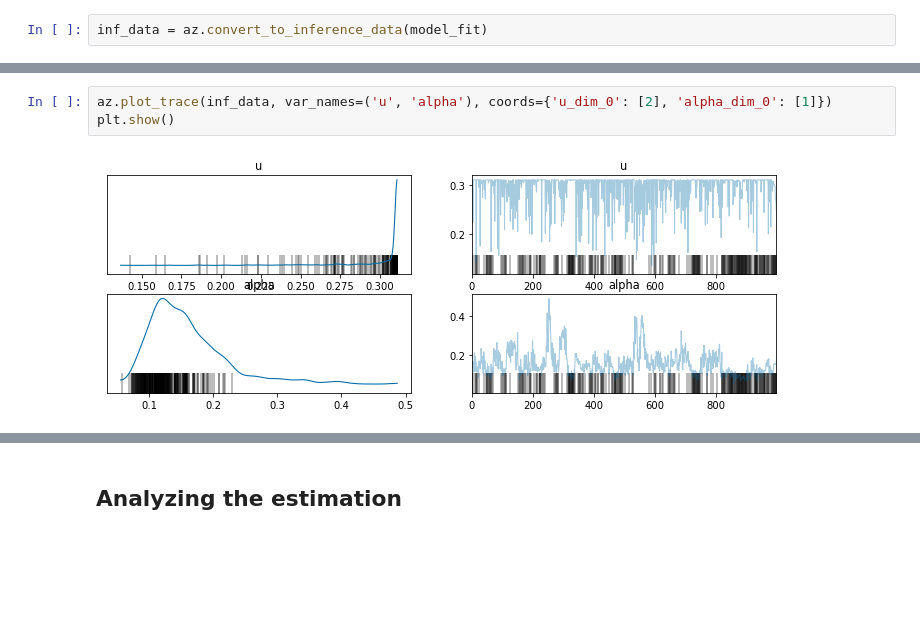
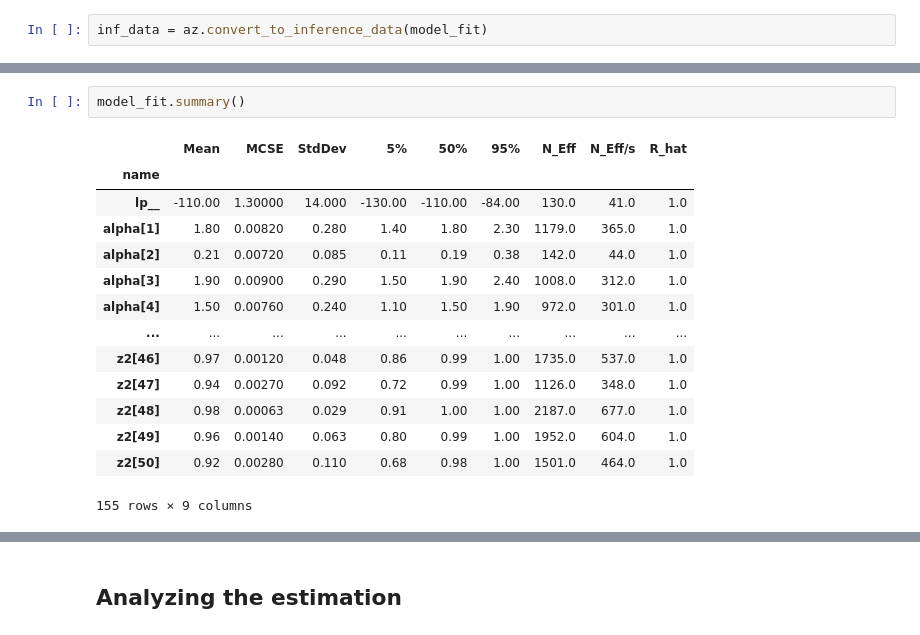
Before and after one commit to lucasmoschen/bivariate-beta, a Jupyter notebook: notebooks/bayesian_estimation_biv_beta.ipynb, the cells around one changed output, grey strips where cells are left out. Drawn from its saved outputs; the diff is of its cells as text; blank space fills up the shorter version.

```diff
--- a/notebooks/bayesian_estimation_biv_beta.ipynb
+++ b/notebooks/bayesian_estimation_biv_beta.ipynb
@@ -376,8 +387,20 @@ If this doesn't remove all divergences, try to reparameterize the model.
 Split R-hat values satisfactory all parameters.
 
 Processing complete.
-# %%
-az.plot_trace(inf_data, var_names=('u', 'alpha'), coords={'u_dim_0': [2], 'alpha_dim_0': [1]})
-plt.show()
-# %% [output]
-[figure, removed]
+# %%
+model_fit.summary()
+# %% [output]
+|  | Mean | MCSE | StdDev | 5% | 50% | 95% | N_Eff | N_Eff/s | R_hat |
+| name |  |  |  |  |  |  |  |  |  |
+| lp__ | -110.00 | 1.30000 | 14.000 | -130.00 | -110.00 | -84.00 | 130.0 | 41.0 | 1.0 |
+| alpha[1] | 1.80 | 0.00820 | 0.280 | 1.40 | 1.80 | 2.30 | 1179.0 | 365.0 | 1.0 |
+| alpha[2] | 0.21 | 0.00720 | 0.085 | 0.11 | 0.19 | 0.38 | 142.0 | 44.0 | 1.0 |
+| alpha[3] | 1.90 | 0.00900 | 0.290 | 1.50 | 1.90 | 2.40 | 1008.0 | 312.0 | 1.0 |
+| alpha[4] | 1.50 | 0.00760 | 0.240 | 1.10 | 1.50 | 1.90 | 972.0 | 301.0 | 1.0 |
+| ... | ... | ... | ... | ... | ... | ... | ... | ... | ... |
+| z2[46] | 0.97 | 0.00120 | 0.048 | 0.86 | 0.99 | 1.00 | 1735.0 | 537.0 | 1.0 |
+| z2[47] | 0.94 | 0.00270 | 0.092 | 0.72 | 0.99 | 1.00 | 1126.0 | 348.0 | 1.0 |
+| z2[48] | 0.98 | 0.00063 | 0.029 | 0.91 | 1.00 | 1.00 | 2187.0 | 677.0 | 1.0 |
+| z2[49] | 0.96 | 0.00140 | 0.063 | 0.80 | 0.99 | 1.00 | 1952.0 | 604.0 | 1.0 |
+| z2[50] | 0.92 | 0.00280 | 0.110 | 0.68 | 0.98 | 1.00 | 1501.0 | 464.0 | 1.0 |
+155 rows × 9 columns
```
Also changed, not shown: parts of 12 cells of this notebook, 6 other files.
